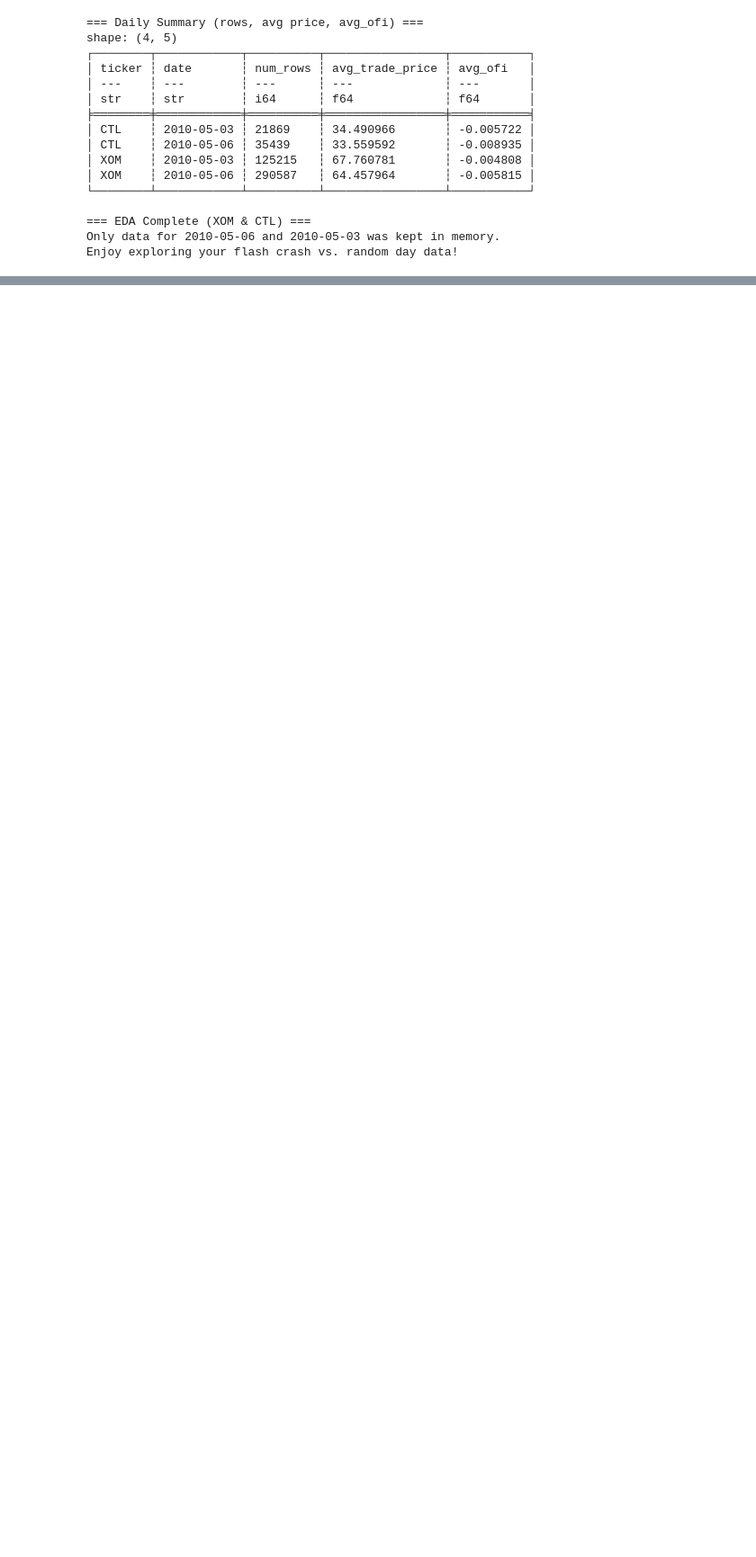
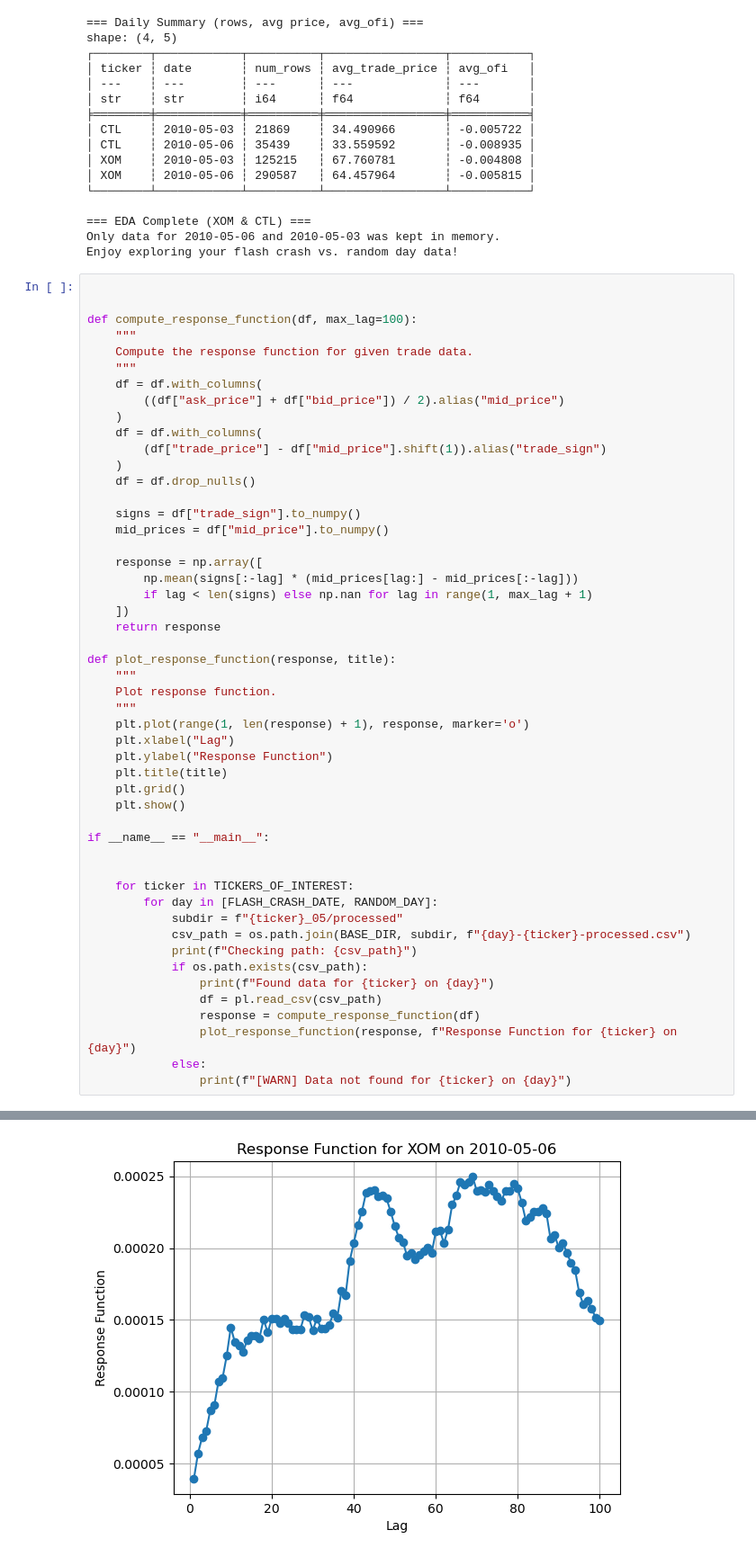
Before and after one commit to Oraxi/flashcrash, a Jupyter notebook: data_exploration.ipynb, the cells around one changed output, grey strips where cells are left out. Shown at 90% size. Drawn from its saved outputs; the diff is of its cells as text; blank space fills up the shorter version.

Commit message:
added response functions

```diff
--- a/data_exploration.ipynb
+++ b/data_exploration.ipynb
@@ -1042,3 +1042,54 @@ shape: (4, 5)
 === EDA Complete (XOM & CTL) ===
 Only data for 2010-05-06 and 2010-05-03 was kept in memory.
 Enjoy exploring your flash crash vs. random day data!
+# %%
+
+
+def compute_response_function(df, max_lag=100):
+    """
+    Compute the response function for given trade data.
+    """
+    df = df.with_columns(
+        ((df["ask_price"] + df["bid_price"]) / 2).alias("mid_price")
+    )
+    df = df.with_columns(
+        (df["trade_price"] - df["mid_price"].shift(1)).alias("trade_sign")
+    )
+    df = df.drop_nulls()
+
+    signs = df["trade_sign"].to_numpy()
+    mid_prices = df["mid_price"].to_numpy()
+
+    response = np.array([
+        np.mean(signs[:-lag] * (mid_prices[lag:] - mid_prices[:-lag]))
+        if lag < len(signs) else np.nan for lag in range(1, max_lag + 1)
+    ])
+    return response
+
+def plot_response_function(response, title):
+    """
+    Plot response function.
+    """
+    plt.plot(range(1, len(response) + 1), response, marker='o')
+    plt.xlabel("Lag")
+    plt.ylabel("Response Function")
+    plt.title(title)
+    plt.grid()
+    plt.show()
+
+if __name__ == "__main__":
+
+
+    for ticker in TICKERS_OF_INTEREST:
+        for day in [FLASH_CRASH_DATE, RANDOM_DAY]:
+            subdir = f"{ticker}_05/processed"
+            csv_path = os.path.join(BASE_DIR, subdir, f"{day}-{ticker}-processed.csv")
+            print(f"Checking path: {csv_path}")
+            if os.path.exists(csv_path):
+                print(f"Found data for {ticker} on {day}")
+                df = pl.read_csv(csv_path)
+                response = compute_response_function(df)
+                plot_response_function(response, f"Response Function for {ticker} on {day}")
+            else:
+                print(f"[WARN] Data not found for {ticker} on {day}")
+# %% [output]
@@ -1044,0 +1098 @@ Enjoy exploring your flash crash vs. random day data!
+[figure, added]
```
Also changed, not shown: parts of 1 cell of this notebook.
